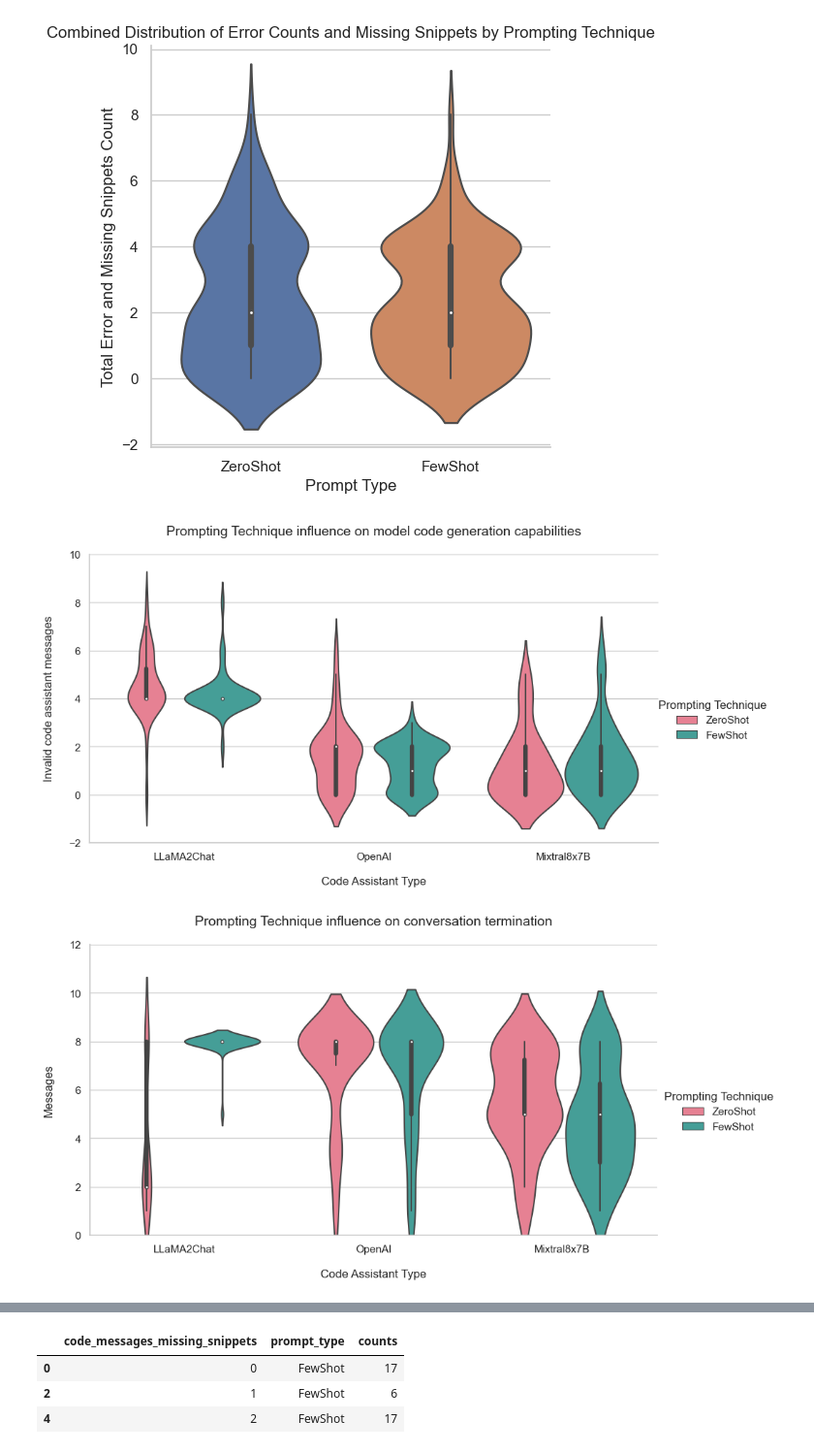
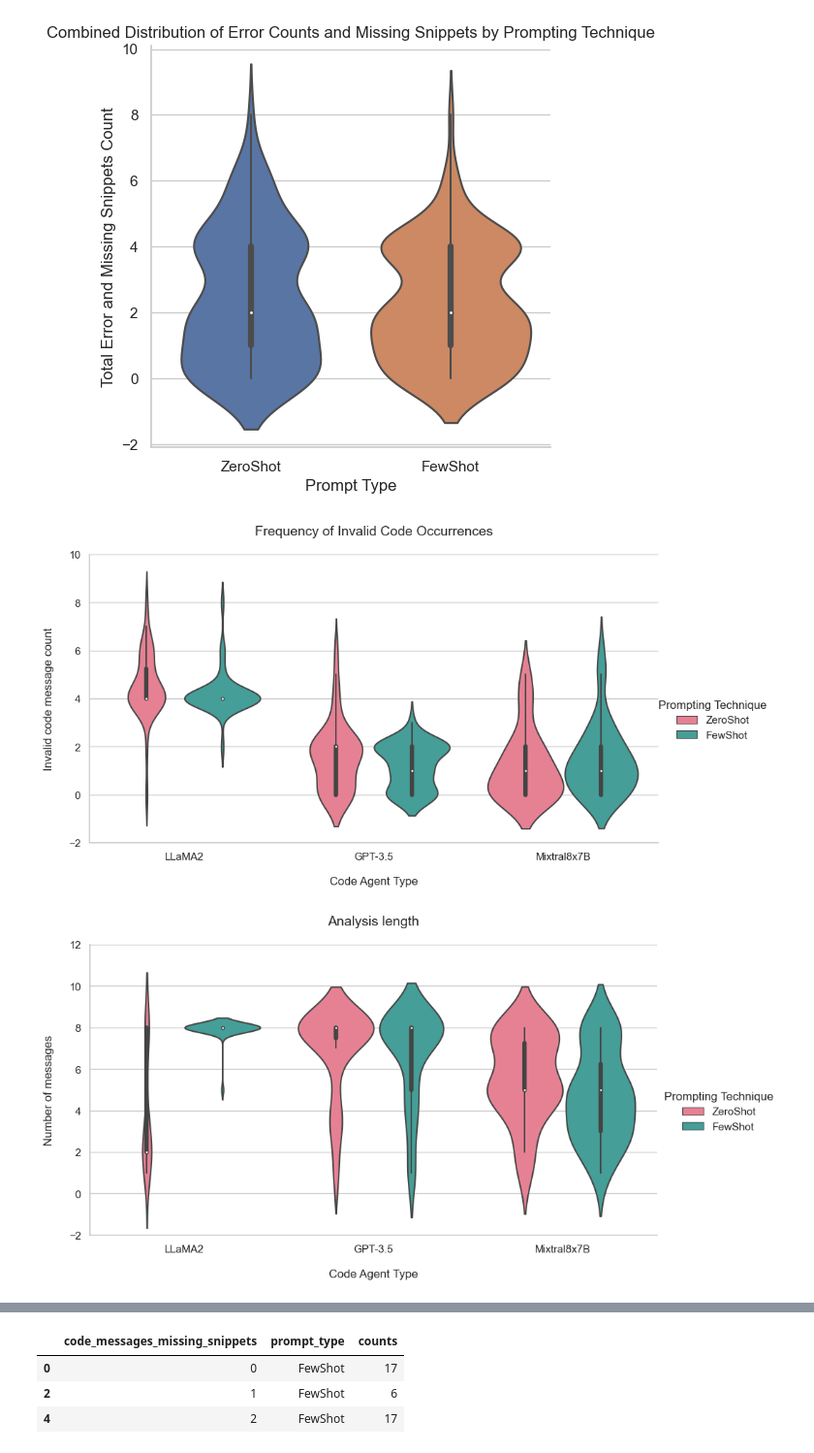
Before and after one commit to jswistak/automatic-data-analysis, a Jupyter notebook: thesis/results_analysis.ipynb, the cells around one changed output, grey strips where cells are left out. Shown at 97% size. Drawn from its saved outputs; the diff is of its cells as text; code cells hidden in the pictures.

Commit message:
feat: more analysis of the plots for the thesis

```diff
--- a/thesis/results_analysis.ipynb
+++ b/thesis/results_analysis.ipynb
@@ -64,6 +64,13 @@ Text(0.5, 1.0, 'Combined Distribution of Error Counts and Missing Snippets by Pr
 [figure]
 # %%
 df["total_errors"] = df["error_count"] + df["code_messages_missing_snippets"]
+
+assistant_maping = {
+    "LLaMA2Chat": "LLaMA2",
+    "OpenAI": "GPT-3.5",
+}
+
+df['code_assistant_type'] = df['code_assistant_type'].replace(assistant_maping)
 
 ax = sns.catplot(
     data=df,
@@ -81,10 +88,10 @@ ax._legend.set_title(new_title)
 legend = ax._legend
 legend.set_bbox_to_anchor((1.05, 0.5))
 
-plt.xlabel("Code Assistant Type", fontsize=12, labelpad=15)
-plt.ylabel("Invalid code assistant messages", fontsize=12, labelpad=15)
+plt.xlabel("Code Agent Type", fontsize=12, labelpad=15)
+plt.ylabel("Invalid code message count", fontsize=12, labelpad=15)
 plt.title(
-    "Prompting Technique influence on model code generation capabilities",
+    "Frequency of Invalid Code Occurrences",
     fontsize=14,
     pad=20,
 )
@@ -95,36 +102,36 @@ plt.ylim(-2, 10)
 plt.savefig("prompting_technique_influence_code_generation.png", bbox_inches="tight", dpi=300)
 #plt.show()
 # %% [output]
-[figure, old version]
+[figure, new version]
 # %%
 # msg_count distribution by model and pormpting technique
 # Create a new column that is the sum of 'error_count' and 'code_messages_missing_snippets'
 
 # Plotting the distribution grouped by both 'prompt_type' and 'code_assistant_type'
 ax = sns.catplot(
     data=df,
     x='code_assistant_type',
     y='msg_count',
     hue='prompt_type',
     kind='violin',
     palette='husl',
     aspect=1.8,
     )
 
 new_title = 'Prompting Technique'
 ax._legend.set_title(new_title)
 legend = ax._legend
 legend.set_bbox_to_anchor((1.05, .5))
 # Conversation length should be 8 if it is smaller, then it means that the conversation was terminated prematurely, due to the exception
-plt.xlabel('Code Assistant Type', fontsize=12, labelpad=15)
-plt.ylabel('Messages', fontsize=12, labelpad=15)
-plt.title('Prompting Technique influence on conversation termination', fontsize=14, pad=20)
-plt.ylim(0,12)
+plt.xlabel('Code Agent Type', fontsize=12, labelpad=15)
+plt.ylabel('Number of messages', fontsize=12, labelpad=15)
+plt.title('Analysis length', fontsize=14, pad=20)
+plt.ylim(-2,12)
 
-plt.show()
-#plt.savefig('prompting_technique_influence_msg_count.png', bbox_inches='tight', dpi=300)
+#plt.show()
+plt.savefig('prompting_technique_influence_msg_count.png', bbox_inches='tight', dpi=300)
 # %% [output]
-[figure, old version]
+[figure, new version]
 # %%
 df['success_rate'] = (df['msg_count'] - df['total_errors']) / df['msg_count'] * 100
 
```
Also changed, not shown: parts of 13 cells of this notebook.
